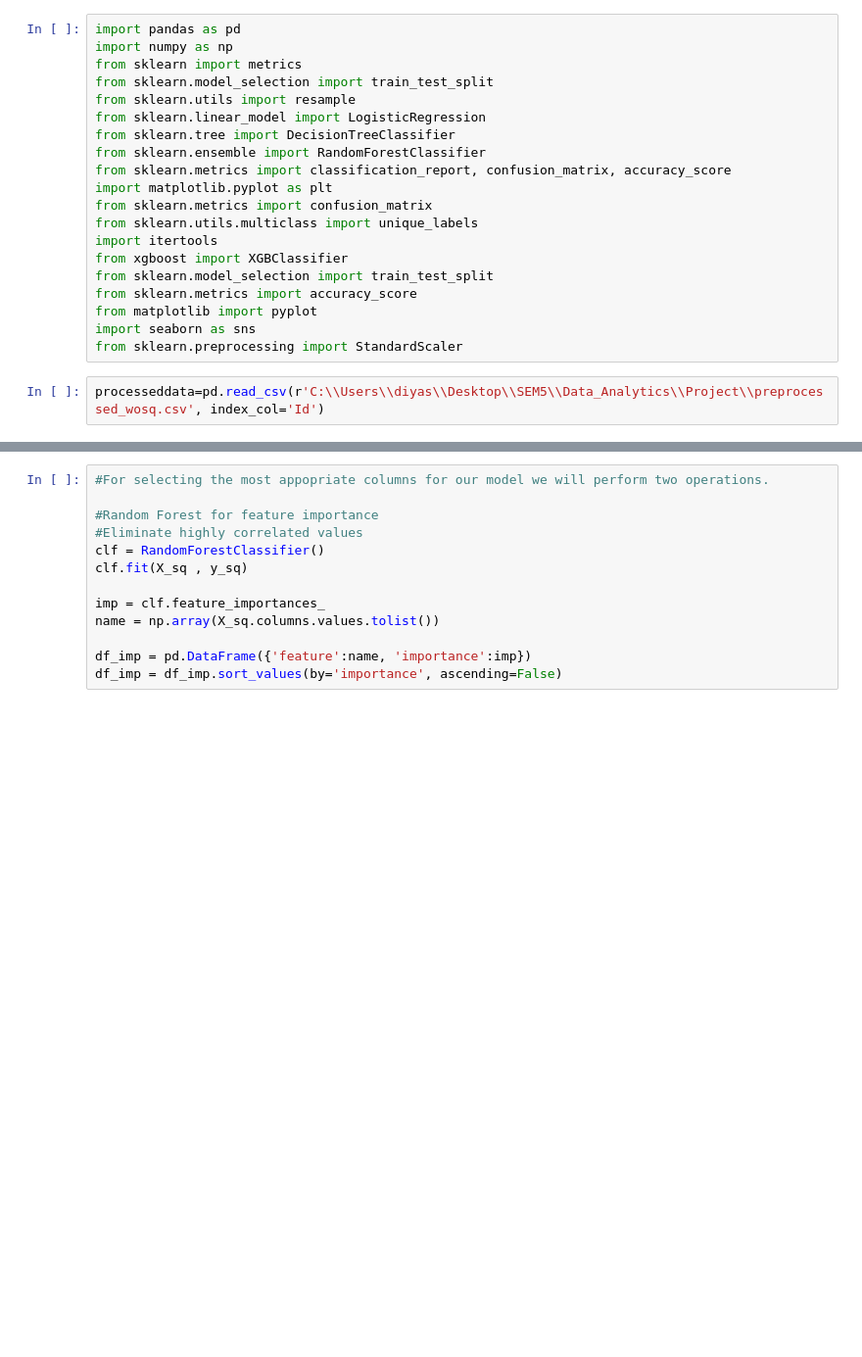
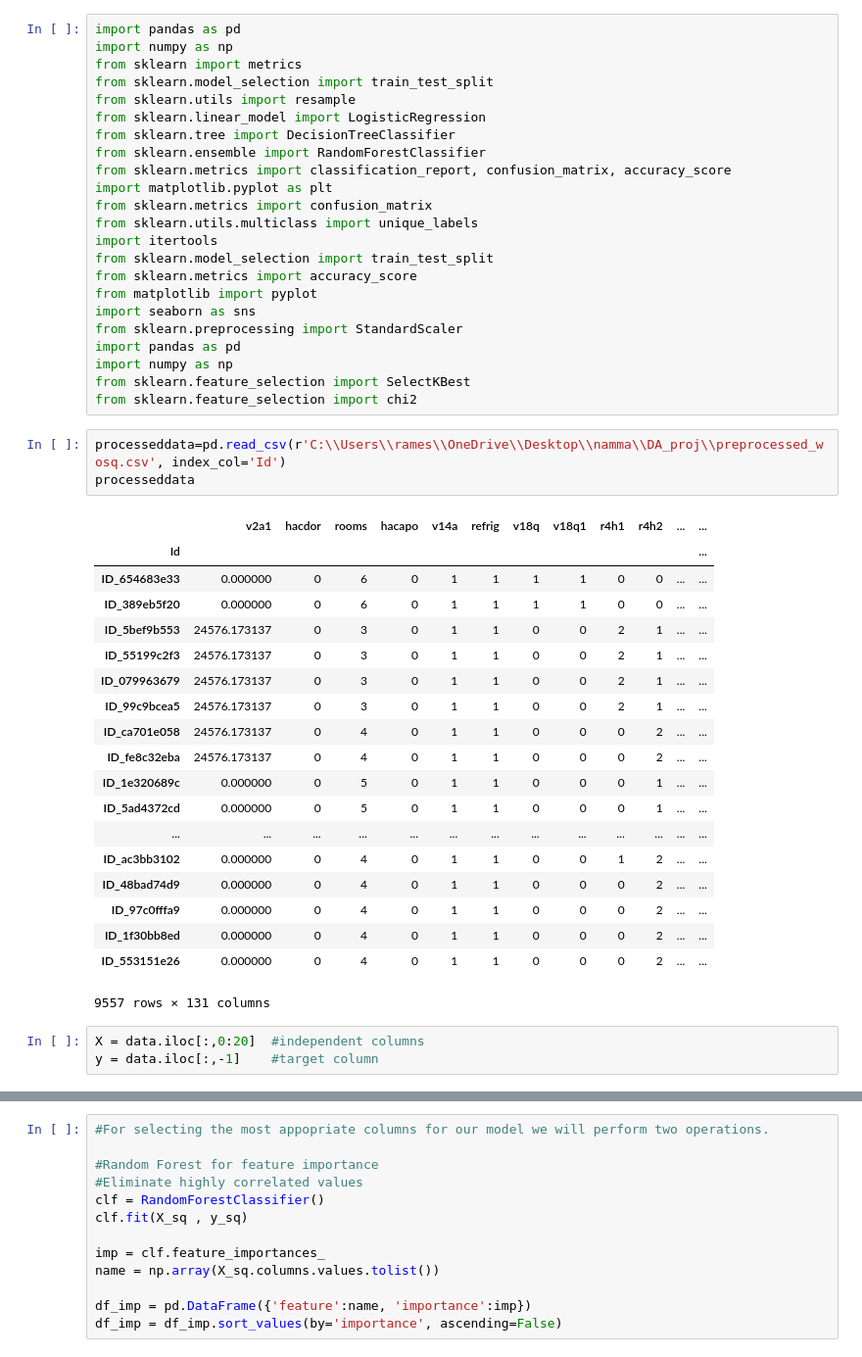
Before and after one commit to ChiranthJ/ModelBehaviour, a Jupyter notebook: Analysis.ipynb, the cells around one changed output, grey strips where cells are left out. Shown at 98% size. Saved outputs shown, nothing was run; the diff lists cells and outputs as text; blank space fills up the shorter version.

```diff
--- a/Analysis.ipynb
+++ b/Analysis.ipynb
@@ -12,14 +12,41 @@ import matplotlib.pyplot as plt
 from sklearn.metrics import confusion_matrix
 from sklearn.utils.multiclass import unique_labels
 import itertools
-from xgboost import XGBClassifier
 from sklearn.model_selection import train_test_split
 from sklearn.metrics import accuracy_score
 from matplotlib import pyplot
 import seaborn as sns
 from sklearn.preprocessing import StandardScaler
+import pandas as pd
+import numpy as np
+from sklearn.feature_selection import SelectKBest
+from sklearn.feature_selection import chi2
 # %%
-processeddata=pd.read_csv(r'C:\\Users\\diyas\\Desktop\\SEM5\\Data_Analytics\\Project\\preprocessed_wosq.csv', index_col='Id')
+processeddata=pd.read_csv(r'C:\\Users\\rames\\OneDrive\\Desktop\\namma\\DA_proj\\preprocessed_wosq.csv', index_col='Id')
+processeddata
+# %% [output]
+|  | v2a1 | hacdor | rooms | hacapo | v14a | refrig | v18q | v18q1 | r4h1 | r4h2 | ... | ... |
+| Id |  |  |  |  |  |  |  |  |  |  |  | ... |
+| ID_654683e33 | 0.000000 | 0 | 6 | 0 | 1 | 1 | 1 | 1 | 0 | 0 | ... | ... |
+| ID_389eb5f20 | 0.000000 | 0 | 6 | 0 | 1 | 1 | 1 | 1 | 0 | 0 | ... | ... |
+| ID_5bef9b553 | 24576.173137 | 0 | 3 | 0 | 1 | 1 | 0 | 0 | 2 | 1 | ... | ... |
+| ID_55199c2f3 | 24576.173137 | 0 | 3 | 0 | 1 | 1 | 0 | 0 | 2 | 1 | ... | ... |
+| ID_079963679 | 24576.173137 | 0 | 3 | 0 | 1 | 1 | 0 | 0 | 2 | 1 | ... | ... |
+| ID_99c9bcea5 | 24576.173137 | 0 | 3 | 0 | 1 | 1 | 0 | 0 | 2 | 1 | ... | ... |
+| ID_ca701e058 | 24576.173137 | 0 | 4 | 0 | 1 | 1 | 0 | 0 | 0 | 2 | ... | ... |
+| ID_fe8c32eba | 24576.173137 | 0 | 4 | 0 | 1 | 1 | 0 | 0 | 0 | 2 | ... | ... |
+| ID_1e320689c | 0.000000 | 0 | 5 | 0 | 1 | 1 | 0 | 0 | 0 | 1 | ... | ... |
+| ID_5ad4372cd | 0.000000 | 0 | 5 | 0 | 1 | 1 | 0 | 0 | 0 | 1 | ... | ... |
+| ... | ... | ... | ... | ... | ... | ... | ... | ... | ... | ... | ... | ... |
+| ID_ac3bb3102 | 0.000000 | 0 | 4 | 0 | 1 | 1 | 0 | 0 | 1 | 2 | ... | ... |
+| ID_48bad74d9 | 0.000000 | 0 | 4 | 0 | 1 | 1 | 0 | 0 | 0 | 2 | ... | ... |
+| ID_97c0fffa9 | 0.000000 | 0 | 4 | 0 | 1 | 1 | 0 | 0 | 0 | 2 | ... | ... |
+| ID_1f30bb8ed | 0.000000 | 0 | 4 | 0 | 1 | 1 | 0 | 0 | 0 | 2 | ... | ... |
+| ID_553151e26 | 0.000000 | 0 | 4 | 0 | 1 | 1 | 0 | 0 | 0 | 2 | ... | ... |
+9557 rows × 131 columns
+# %%
+X = data.iloc[:,0:20]  #independent columns
+y = data.iloc[:,-1]    #target column
 # %%
 class_names=processeddata.Target.unique()
 a=processeddata
```
Also changed, not shown: parts of 3 cells of this notebook.
